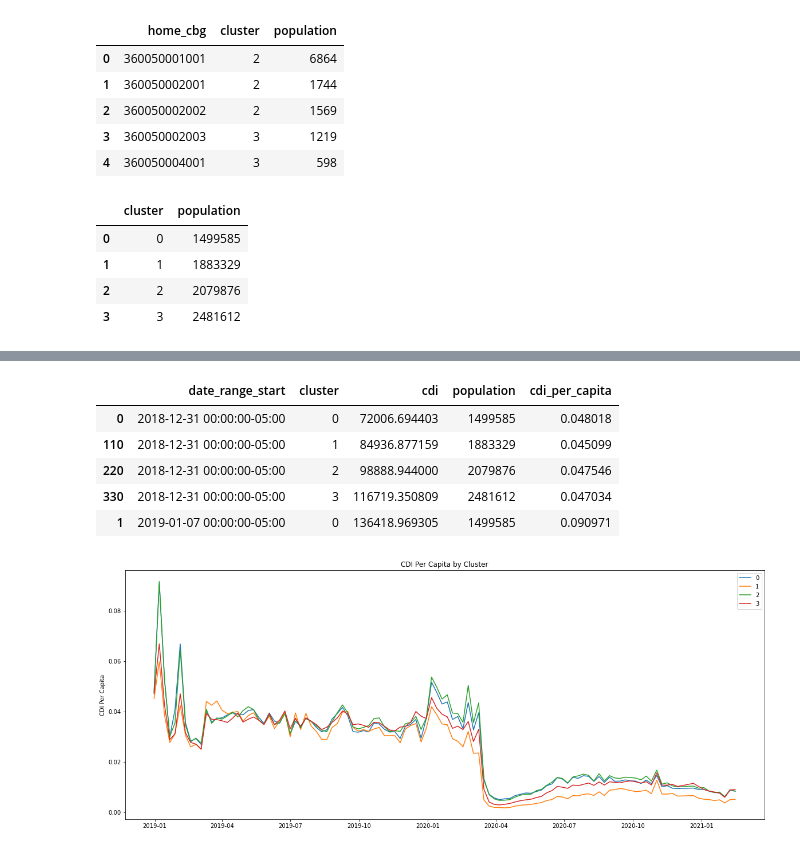
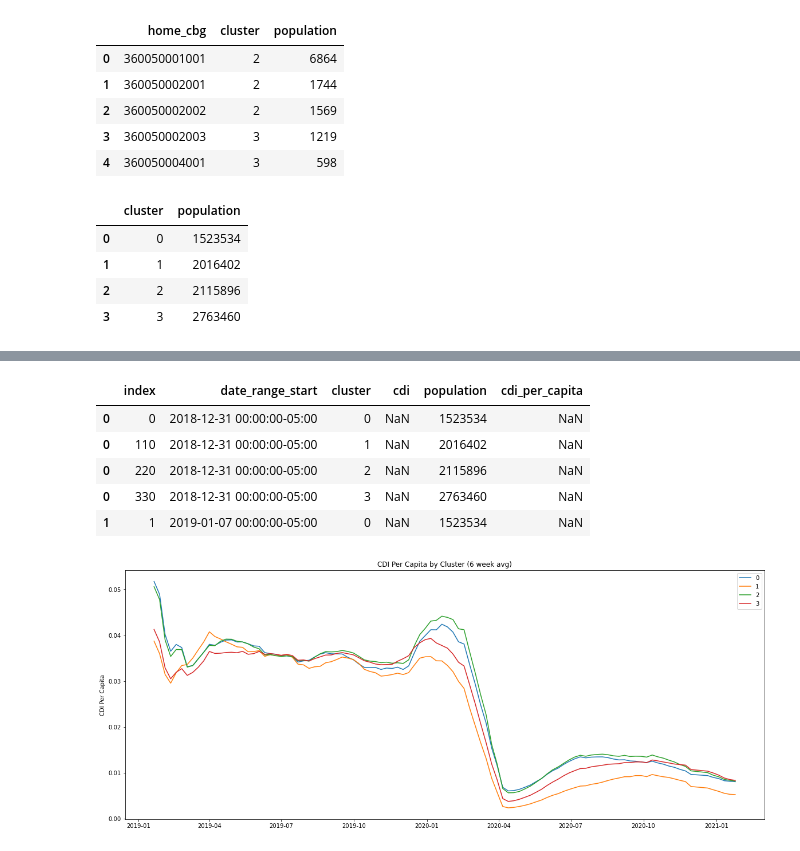
Before and after one commit to cpcarey/nyu-cusp-food-access, a Jupyter notebook: notebooks/plot_cdi.ipynb, the cells around one changed output, grey strips where cells are left out. Cells and saved outputs as stored; diff of their text form; code cells hidden in the pictures.

Commit message:
Use rolling average for CDI plots and exports.

```diff
--- a/notebooks/plot_cdi.ipynb
+++ b/notebooks/plot_cdi.ipynb
@@ -9,6 +9,29 @@ warnings.filterwarnings('ignore')
 def repair_dates(df):
     df['date_range_start'] = pd.to_datetime(df['date_range_start'], utc=True)
     df['date_range_start'] = df['date_range_start'].dt.tz_convert('US/Eastern')
+# %%
+def smoothen(df, columns=[], N=6):
+    """Returns a copy of the given dataframe with a rolling-day average of the
+    given size applied to the given columns."""
+    rolling_avg_df = df.copy().reset_index()
+    # An N-day rolling average with N/2 days before and N/2 after requires N+1
+    # days to include the day of as well.
+    rolling_avg_df[columns] = (
+        rolling_avg_df[columns].rolling(N + 1, center=True).mean())
+    return rolling_avg_df
+
+def smoothen_within(df, columns=[], by=None, N=6):
+    """Returns a copy of the given dataframe with a rolling-day average of the
+    given size applied to the given columns within each attribute class
+    determined by the given "by" attribute."""
+    attr_classes = set(df[by])
+    rolling_dfs = []
+    for attr_class in attr_classes:
+        attr_class_df = df[df[by] == attr_class]
+        rolling_dfs.append(smoothen(attr_class_df, columns, N=N))
+    rolling_df = pd.concat(rolling_dfs)
+    rolling_df = rolling_df.sort_values(by=['date_range_start', by])
+    return rolling_df
 # %%
 home_df = pd.read_csv(f'./exports/home_weekly.csv')
 repair_dates(home_df)
@@ -124,14 +152,16 @@ cbg_df.head()
 | 3 | 360050002003 | 3 | 1219 |
 | 4 | 360050004001 | 3 | 598 |
 # %%
-cluster_df = cbg_df.groupby(by=['cluster']).agg({'population': 'sum'}).reset_index()
+cluster_df = cbg_df.groupby(by=['cluster']).agg({
+    'population': 'sum'
+}).reset_index()
 cluster_df
 # %% [output]
 |  | cluster | population |
-| 0 | 0 | 1499585 |
-| 1 | 1 | 1883329 |
-| 2 | 2 | 2079876 |
-| 3 | 3 | 2481612 |
+| 0 | 0 | 1523534 |
+| 1 | 1 | 2016402 |
+| 2 | 2 | 2115896 |
+| 3 | 3 | 2763460 |
 # %%
 merge_df = home_df.merge(cbg_df, how='inner', on=['home_cbg'])
 merge_df.head()
@@ -143,27 +173,34 @@ merge_df.head()
 | 3 | 222-225@627-s4m-w8v | 2019-08-19 00:00:00-04:00 | 360470437004 | 4 | 12.455026 | 0.022099 | ... |
 | 4 | zzy-223@627-s8k-3kf | 2020-01-27 00:00:00-05:00 | 360470437004 | 4 | 16.068259 | 0.029630 | ... |
 # %%
-cdi_cluster_df = merge_df.groupby(by=['date_range_start', 'cluster']).agg({'cdi': 'sum'}).reset_index()
+cdi_cluster_df = merge_df.groupby(by=['date_range_start', 'cluster']).agg({
+    'cdi': 'sum'
+}).reset_index()
 cdi_cluster_df = cdi_cluster_df.merge(cluster_df, how='outer', on=['cluster'])
 cdi_cluster_df = cdi_cluster_df.sort_values(by=['date_range_start', 'cluster'])
-cdi_cluster_df['cdi_per_capita'] = cdi_cluster_df['cdi'] / cdi_cluster_df['population']
+cdi_cluster_df[
+    'cdi_per_capita'] = cdi_cluster_df['cdi'] / cdi_cluster_df['population']
+cdi_cluster_df = smoothen_within(cdi_cluster_df,
+                                 columns=['cdi', 'cdi_per_capita'],
+                                 by='cluster')
+cdi_cluster_df.to_csv('./exports/cdi/total_by_cluster.csv')
 cdi_cluster_df.head()
 # %% [output]
-|  | date_range_start | cluster | cdi | population | cdi_per_capita |
-| 0 | 2018-12-31 00:00:00-05:00 | 0 | 72006.694403 | 1499585 | 0.048018 |
-| 110 | 2018-12-31 00:00:00-05:00 | 1 | 84936.877159 | 1883329 | 0.045099 |
-| 220 | 2018-12-31 00:00:00-05:00 | 2 | 98888.944000 | 2079876 | 0.047546 |
-| 330 | 2018-12-31 00:00:00-05:00 | 3 | 116719.350809 | 2481612 | 0.047034 |
-| 1 | 2019-01-07 00:00:00-05:00 | 0 | 136418.969305 | 1499585 | 0.090971 |
+|  | index | date_range_start | cluster | cdi | population | cdi_per_capita |
+| 0 | 0 | 2018-12-31 00:00:00-05:00 | 0 | NaN | 1523534 | NaN |
+| 0 | 110 | 2018-12-31 00:00:00-05:00 | 1 | NaN | 2016402 | NaN |
+| 0 | 220 | 2018-12-31 00:00:00-05:00 | 2 | NaN | 2115896 | NaN |
+| 0 | 330 | 2018-12-31 00:00:00-05:00 | 3 | NaN | 2763460 | NaN |
+| 1 | 1 | 2019-01-07 00:00:00-05:00 | 0 | NaN | 1523534 | NaN |
 # %%
 fig, ax = plt.subplots(figsize=(20, 8))
 for key, group in cdi_cluster_df.groupby(by=['cluster']):
     ax.plot(group['date_range_start'], group['cdi_per_capita'], label=key)
-ax.set_title('CDI Per Capita by Cluster')
+ax.set_title('CDI Per Capita by Cluster (6 week avg)')
 ax.set_ylabel('CDI Per Capita')
 ax.legend()
 plt.show()
 # %% [output]
-[figure, old version]
+[figure, new version]
 # %%
 cdi_cluster_diff_df = create_diff_df(cdi_cluster_df, keep_columns=['cluster', 'cdi_per_capita'])
```
Also changed, not shown: parts of 6 cells of this notebook, 4 other files.
